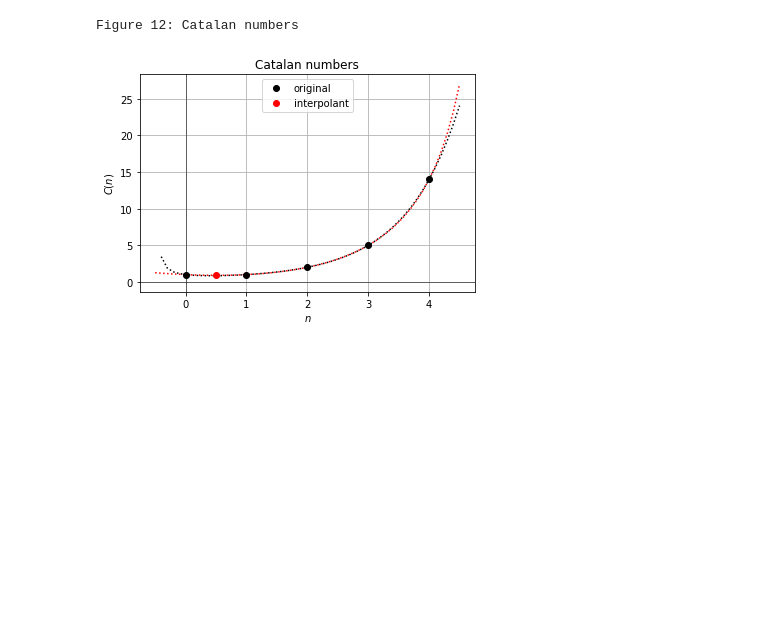
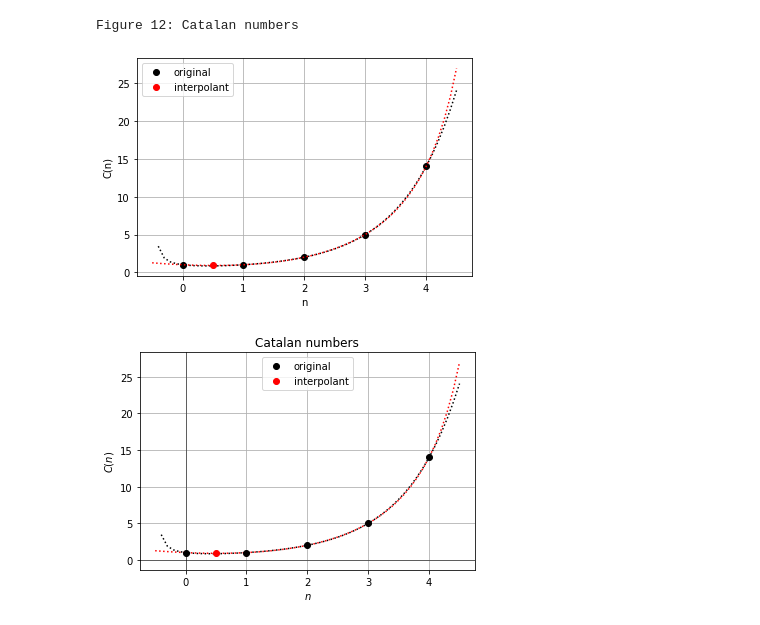
Before and after one commit to ddlatumalea/signal_analysis, a Jupyter notebook: DS1 SignAnal - Lesson 1 (v2021) - D.ipynb, the cells around one changed output. Cells and saved outputs as stored; diff of their text form; code cells hidden in the pictures; blank space fills up the shorter version.

```diff
--- a/DS1 SignAnal - Lesson 1 (v2021) - D.ipynb
+++ b/DS1 SignAnal - Lesson 1 (v2021) - D.ipynb
@@ -1322,6 +1336,33 @@ figure(12)
 # %% [output]
 [figure]
 Figure 12: Catalan numbers
+# %%
+from scipy.special import gamma
+
+xi = np.array([0, 1, 2, 3, 4])
+yi = np.array([1, 1, 2, 5, 14])
+
+x = np.linspace(-0.5, 4.5, 51)
+y = rational_interpolate(xi, yi, x)
+
+x_half = np.array([1/2])
+y_half = rational_interpolate(xi, yi, x_half)
+
+plt.plot(xi, yi, 'ok', label='original')
+plt.plot(x, gamma(2.0 * x + 1.0) / (gamma(x + 1.0) * gamma(x + 2.0)), ':k')
+
+plt.plot(x, y, ':r')
+plt.plot(x_half, y_half, 'or', label="interpolant")
+
+plt.grid(True)
+plt.legend()
+
+plt.xlabel('n')
+plt.ylabel('C(n)')
+
+plt.show()
+# %% [output]
+[figure, added]
 # %%
 # %% [output]
 [figure]
```
Also changed, not shown: parts of 1 cell of this notebook.
